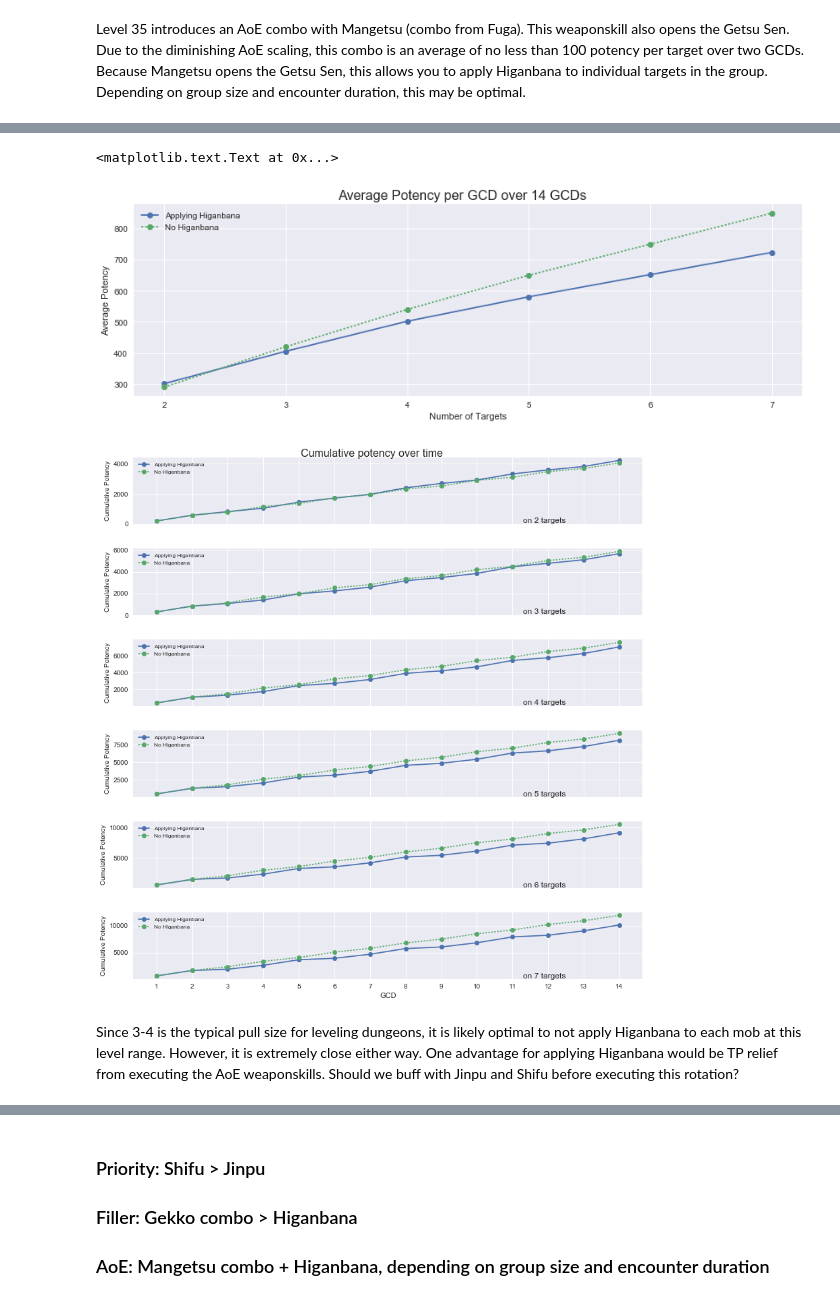
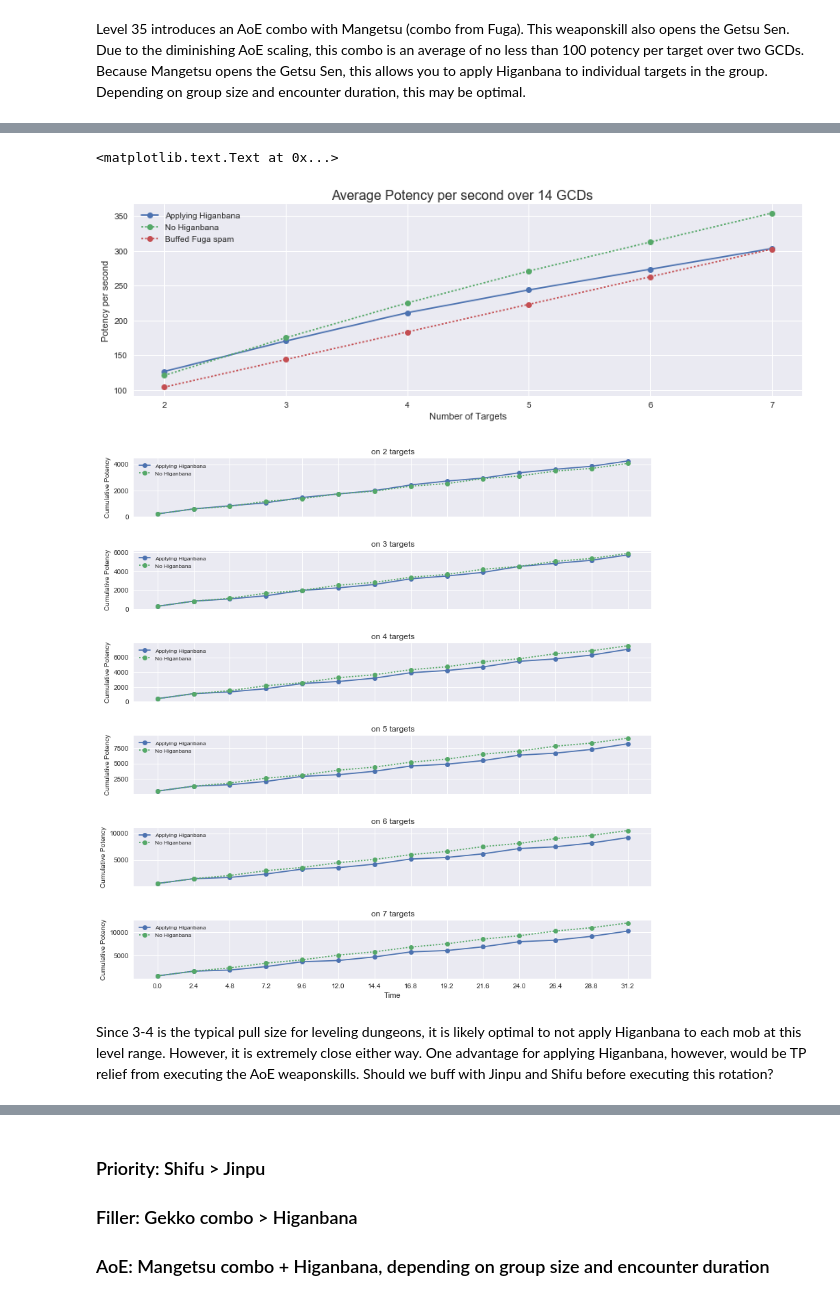
Before and after one commit to rconcep/ffxiv, a Jupyter notebook: sam-by-the-numbers.ipynb, the cells around one changed output, grey strips where cells are left out. Saved outputs shown, nothing was run; the diff lists cells and outputs as text; code cells hidden in the pictures.

```diff
--- a/sam-by-the-numbers.ipynb
+++ b/sam-by-the-numbers.ipynb
@@ -290,10 +343,9 @@ sam = Samurai()
 
 actions = [('Hakaze'), ('Shifu'), ('Hakaze'), ('Jinpu'),
            ('Gekko'), ('Higanbana'), ('Hakaze'), ('Jinpu'),
-           ('Gekko'), ('Hakaze'), ('Shifu'), ('Hakaze'),
-           ('Jinpu'), ('Gekko'), ('Hakaze'), ('Jinpu')]
+           ('Gekko'), ('Hakaze'), ('Jinpu'), ('Gekko'),
+           ('Hakaze'), ('Shifu'), ('Hakaze'), ('Jinpu')]
 # %%
-df3_noclip, average_potency = sam.parse_rotation(actions)
+df3_noclip, average_potency, pps = sam.parse_rotation(actions)
 display(df3_noclip)
-print 'average potency per GCD =', average_potency
 # %% [output]
@@ -327,7 +380,7 @@ It's fairly close over this time horizon. Regardless if you clip Higanbana or no
 Level 35 introduces an AoE combo with Mangetsu (combo from Fuga). This weaponskill also opens the Getsu Sen. Due to the diminishing AoE scaling, this combo is an average of no less than 100 potency per target over two GCDs. Because Mangetsu opens the Getsu Sen, this allows you to apply Higanbana to individual targets in the group. Depending on group size and encounter duration, this may be optimal.
 # %%
 dfs_higanbana = []
-avg_higanbana = []
+pps_higanbana = []
 labels = []
 
 n_target_range = range(2, 8)
@@ -340,8 +393,10 @@ for n_targets in n_target_range:
                ('Higanbana'), ('Fuga'), ('Mangetsu'), ('Higanbana'),
                ('Fuga'), ('Mangetsu')]
 
-    df_temp, average_potency = sam.parse_rotation(actions, n_targets=n_targets)
+    print('number of targets = %s' % n_targets)
+    df_temp, average_potency, pps = sam.parse_rotation(actions, n_targets=n_targets)
     dfs_higanbana.append(df_temp)
-    avg_higanbana.append(average_potency)
+    pps_higanbana.append(pps)
 
     labels.append('%s targets' % n_targets)
+    print('\n')
@@ -352,6 +425,6 @@ compare_n_potencies(dfs_higanbana, labels)
 # %%
 dfs_no_higanbana = []
-avg_no_higanbana = []
+pps_no_higanbana = []
 labels = []
 
 n_target_range = range(2, 8)
@@ -364,8 +437,10 @@ for n_targets in n_target_range:
                ('Fuga'), ('Mangetsu'), ('Fuga'), ('Mangetsu'),
                ('Fuga'), ('Mangetsu')]
 
-    df_temp, average_potency = sam.parse_rotation(actions, n_targets=n_targets)
+    print('number of targets = %s' % n_targets)
+    df_temp, average_potency, pps = sam.parse_rotation(actions, n_targets=n_targets)
     dfs_no_higanbana.append(df_temp)
-    avg_no_higanbana.append(average_potency)
+    pps_no_higanbana.append(pps)
 
     labels.append('%s targets' % n_targets)
+    print('\n')
@@ -376,42 +469,44 @@ compare_n_potencies(dfs_no_higanbana, labels)
 # %%
 fig, axes = plt.subplots(nrows=1, ncols=1, sharex=True, figsize=(12,4))
 fig.tight_layout(pad=2)
 
-axes.plot(n_target_range, avg_higanbana, '-o', label='Applying Higanbana')
-axes.plot(n_target_range, avg_no_higanbana, ':o', label='No Higanbana')
-axes.set_ylabel('Average Potency')
+axes.plot(n_target_range, pps_higanbana, '-o', label='Applying Higanbana')
+axes.plot(n_target_range, pps_no_higanbana, ':o', label='No Higanbana')
+axes.plot(n_target_range, pps_buff, ':o', label='Buffed Fuga spam')
+axes.set_ylabel('Potency per second')
 axes.set_xlabel('Number of Targets')
 axes.legend(loc='upper left', framealpha=0.5)
 
-fig.suptitle('Average Potency per GCD over %s GCDs' % len(actions))
+fig.suptitle('Average Potency per second over %s GCDs' % len(actions))
 # %% [output]
 <matplotlib.text.Text at 0x...>
-[figure, old version]
+[figure, new version]
 # %%
 fig, axes = plt.subplots(nrows=len(dfs_higanbana), ncols=1, sharex=True, figsize=(12,12))
 fig.tight_layout(pad=2)
 
-for k, df in enumerate(dfs_higanbana):
+for k, _ in enumerate(dfs_higanbana):
     ax = axes[k]
 
-    xlocs = np.arange(len(dfs_higanbana[0]))+1
+    xlocs = dfs_higanbana[k]['Time']
     ax.plot(xlocs, dfs_higanbana[k]['Total Potency'], '-o', label='Applying Higanbana')
+
+    xlocs = dfs_no_higanbana[k]['Time']
     ax.plot(xlocs, dfs_no_higanbana[k]['Total Potency'], ':o', label='No Higanbana')
 
     ax.set_ylabel('Cumulative Potency', fontsize=10)
-    axes[-1].set_xlabel('GCD')
+    axes[-1].set_xlabel('Time')
 
     axes[-1].set_xticks(xlocs)
     ax.legend(loc='upper left', framealpha=0.5, prop={'size': 'small'})
 
-    ax.text(len(dfs_buff[0])+0.5, 0.01, 'on %s targets' % n_target_range[k], ha='right', va='bottom', fontsize=12)
+    ax.set_title('on %s targets' % n_target_range[k])
 
-fig.suptitle('Cumulative potency over time')
 fig.tight_layout(pad=3)
 # %% [output]
-[figure, old version]
+[figure, new version]
 # %% [markdown]
-Since 3-4 is the typical pull size for leveling dungeons, it is likely optimal to not apply Higanbana to each mob at this level range. However, it is extremely close either way. One advantage for applying Higanbana would be TP relief from executing the AoE weaponskills. Should we buff with Jinpu and Shifu before executing this rotation?
+Since 3-4 is the typical pull size for leveling dungeons, it is likely optimal to not apply Higanbana to each mob at this level range. However, it is extremely close either way. One advantage for applying Higanbana, however, would be TP relief from executing the AoE weaponskills. Should we buff with Jinpu and Shifu before executing this rotation?
 # %%
 sam = Samurai()
 
```
Also changed, not shown: parts of 61 cells of this notebook, 3 other files.
